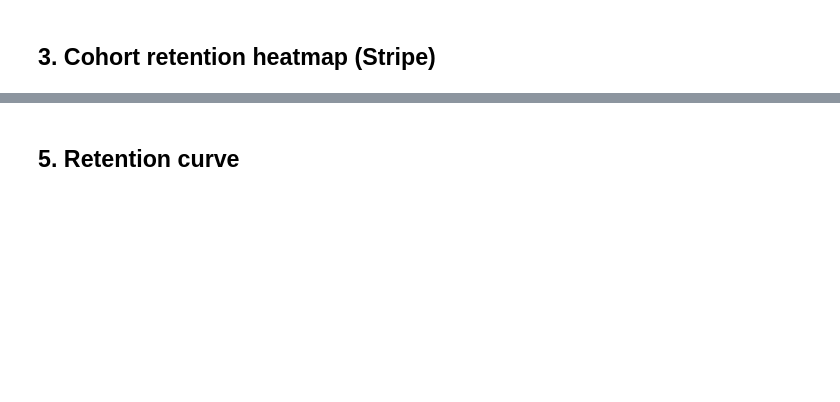
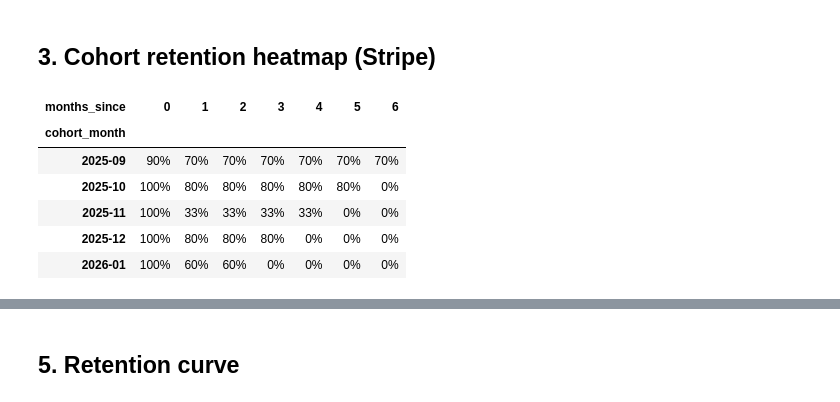
Before and after one commit to ondraz/subscriptions, a Jupyter notebook: docs/notebooks/03_retention.ipynb, the cells around one changed output, grey strips where cells are left out. Cells and saved outputs as stored; diff of their text form; code cells hidden in the pictures; blank space fills up the shorter version.

```diff
--- a/docs/notebooks/03_retention.ipynb
+++ b/docs/notebooks/03_retention.ipynb
@@ -7,36 +34,20 @@ Cohort retention analysis comparing the Tidemill engine with Stripe subscription
 # %%
 import os
-import warnings
-from datetime import UTC, datetime
 
-import matplotlib.pyplot as plt
-import pandas as pd
-import requests
-import seaborn as sns
 import stripe
 
-warnings.filterwarnings("ignore", "Unverified HTTPS")
+from tidemill import reports
+from tidemill.reports.stripecheck import StripeData, TidemillClient
+from tidemill.reports.stripecheck import compare as cmp
 
-API = os.environ.get("TIDEMILL_API", "http://localhost:8000")
-API_KEY = os.environ.get("TIDEMILL_API_KEY", "")
 stripe.api_key = os.environ["STRIPE_API_KEY"]
+reports.setup()
 
 START, END = "2025-09-01", "2026-03-31"
-plt.rcParams.update({"figure.figsize": (12, 6)})
-
-_session = requests.Session()
-if API_KEY:
-    _session.headers["Authorization"] = f"Bearer {API_KEY}"
-
-
-def api_get(path, **params):
-    r = _session.get(f"{API}{path}", params=params)
-    r.raise_for_status()
-    return r.json()
+tm = TidemillClient()
+sd = StripeData()
 # %% [markdown]
 ## 1. Cohort retention from Tidemill API
 # %%
-retention = api_get("/api/metrics/retention", start=START, end=END)
-df_ret = pd.DataFrame(retention)
-print(f"Retention data points: {len(df_ret)}")
-df_ret
+ret_matrix = reports.retention.stripe_heatmap(sd, START, END)
+reports.retention.plot_stripe_heatmap(ret_matrix)
@@ -146,2 +82,12 @@ for cohort, size in cohort_sizes.items():
+# %%
+reports.retention.style_stripe_retention(ret_matrix)
+# %% [output]
+| months_since | 0 | 1 | 2 | 3 | 4 | 5 | 6 |
+| cohort_month |  |  |  |  |  |  |  |
+| 2025-09 | 90% | 70% | 70% | 70% | 70% | 70% | 70% |
+| 2025-10 | 100% | 80% | 80% | 80% | 80% | 80% | 0% |
+| 2025-11 | 100% | 33% | 33% | 33% | 33% | 0% | 0% |
+| 2025-12 | 100% | 80% | 80% | 80% | 0% | 0% | 0% |
+| 2026-01 | 100% | 60% | 60% | 0% | 0% | 0% | 0% |
 # %% [markdown]
 ## 4. Compare Tidemill retention with Stripe
```
Also changed, not shown: parts of 12 cells of this notebook, 39 other files.
